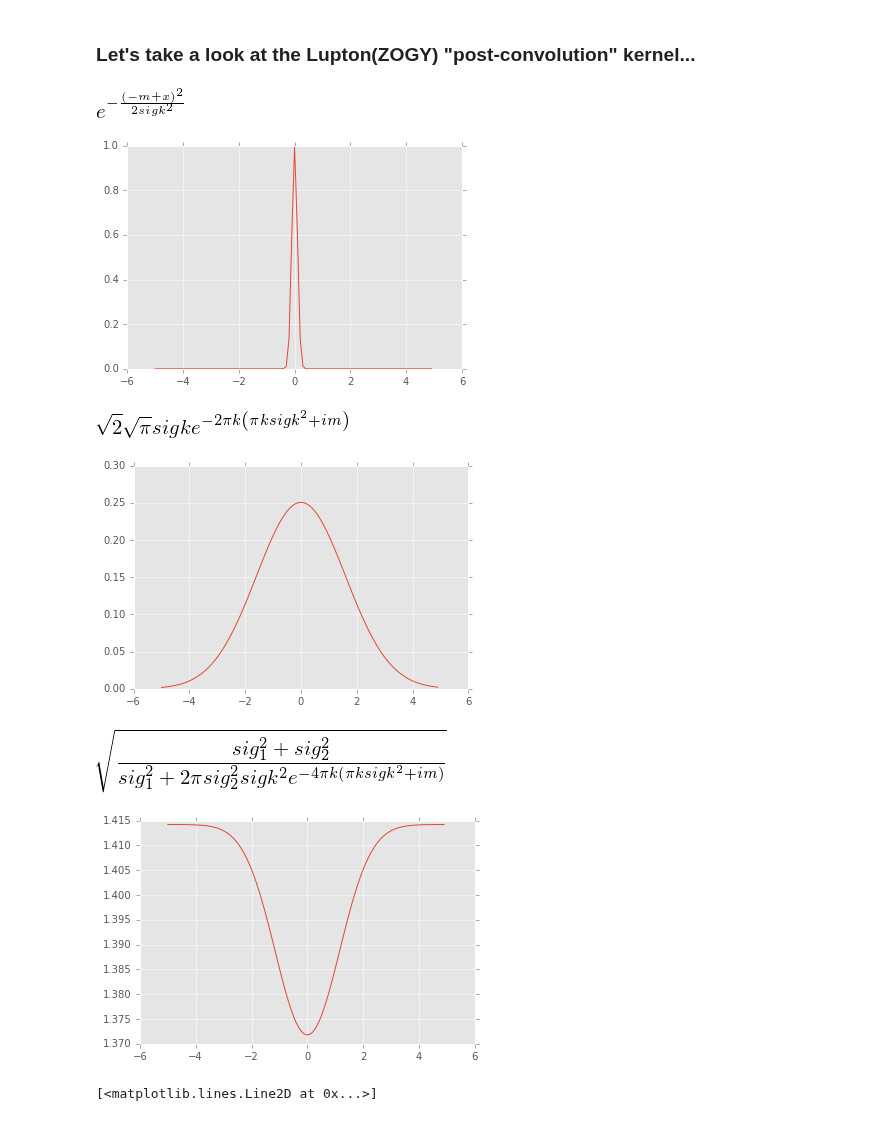
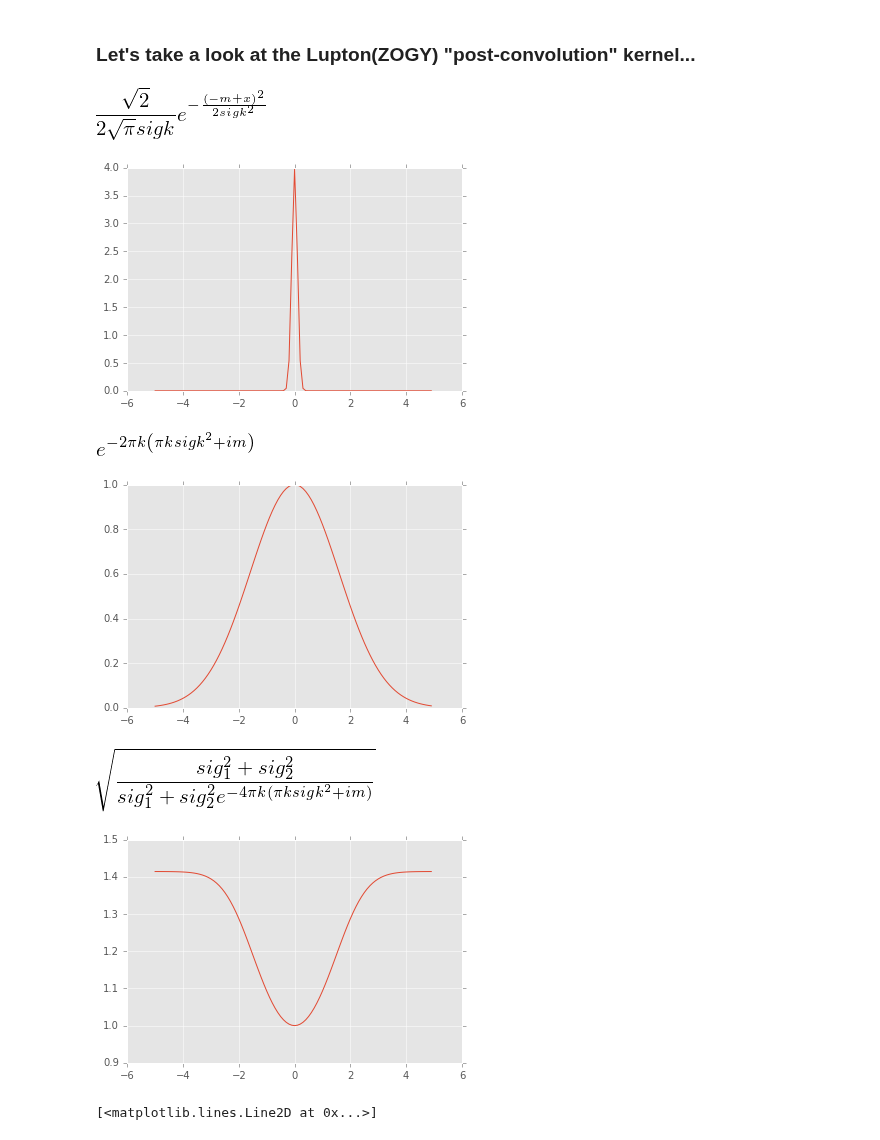
Before and after one commit to lsst-dm/diffimTests, a Jupyter notebook: 1. Understand Lupton(ZOGY) "post convolution" kernel.ipynb, the cells around one changed output. Saved outputs shown, nothing was run; the diff lists cells and outputs as text; code cells hidden in the pictures.

```diff
--- a/1. Understand Lupton(ZOGY) "post convolution" kernel.ipynb
+++ b/1. Understand Lupton(ZOGY) "post convolution" kernel.ipynb
@@ -107,33 +107,33 @@ plt.plot(t, signal2.real)
 # %%
 # Define kappa(x) (the spatial matching kernel) as a simple narrow Gaussian:
 sigk = sym.symbols("sigk")
 
-kappa = sym.exp(-(x-m)**2/(2*sigk**2))
-qq = [kappa.evalf(subs={x: xx, F: 1, m: 0, sigk: 0.1}) for xx in np.arange(-5,5,0.1)]
+kappa = 1/(sigk*sym.sqrt(2*sym.pi))*sym.exp(-(x-m)**2/(2*sigk**2))
+qq = [kappa.evalf(subs={x: xx, m: 0, sigk: 0.1}) for xx in np.arange(-5,5,0.1)]
 plt.plot(np.arange(-5,5,0.1), qq)
 kappa
 # %% [output]
-[figure, old version]
+[figure, new version]
-[figure, old version]
+[figure, new version]
 # %%
 # Now define kappa_ft(k) (the FT of the matching kernel kappa):
 kappa_ft = sym.fourier_transform(kappa, x, k)
-qq = [kappa_ft.evalf(subs={k: xx, F: 1, m: 0, sigk: 0.1}) for xx in np.arange(-5,5,0.1)]
+qq = [kappa_ft.evalf(subs={k: xx, m: 0, sigk: 0.1}) for xx in np.arange(-5,5,0.1)]
 plt.plot(np.arange(-5,5,0.1), qq)
 kappa_ft
 # %% [output]
-[figure, old version]
+[figure, new version]
-[figure, old version]
+[figure, new version]
 # %%
 sig1, sig2 = sym.symbols("sig1 sig2")
 # post_conv_kernel = sym.sqrt((sig1**2 + sig2**2) / (sig1**2 + sig2**2 * kappa_ft(k)**2))
 post_conv_kernel_ft = sym.sqrt((sig1**2 + sig2**2) / (sig1**2 + sig2**2 * kappa_ft**2))
-qq = [post_conv_kernel_ft.evalf(subs={k:xx, F:1, m:0, sigk:0.1, sig1:1, sig2:1}) for xx in np.arange(-5,5,0.1)]
+qq = [post_conv_kernel_ft.evalf(subs={k:xx, m:0, sigk:0.1, sig1:1, sig2:1}) for xx in np.arange(-5,5,0.1)]
 plt.plot(np.arange(-5,5,0.1), qq)
 post_conv_kernel_ft
 # %% [output]
-[figure, old version]
+[figure, new version]
-[figure, old version]
+[figure, new version]
 # %%
 # This takes a long time so let's look at it numerically instead...
 if False:
```
Also changed, not shown: parts of 6 cells of this notebook.
